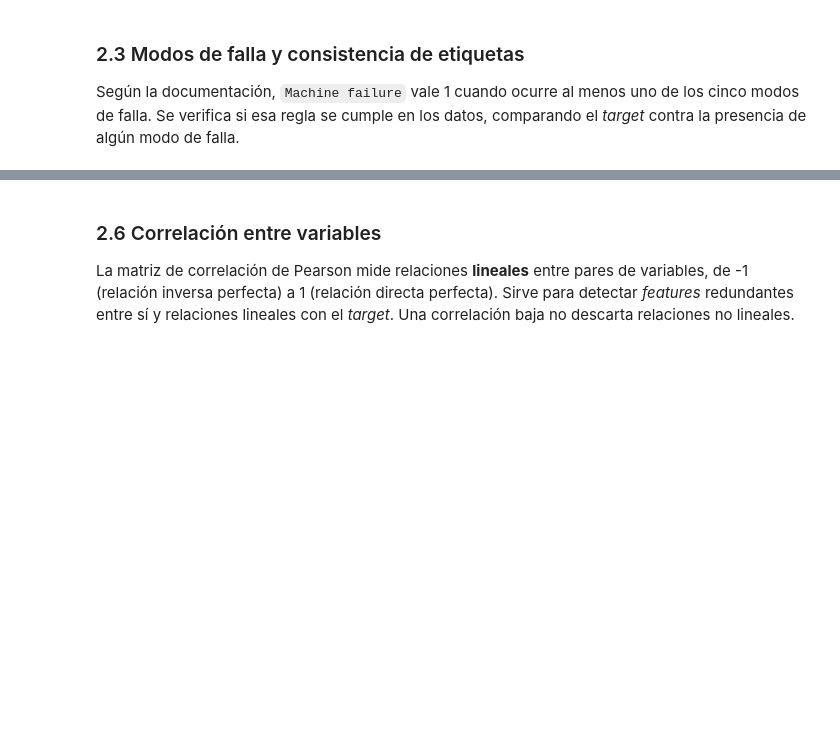
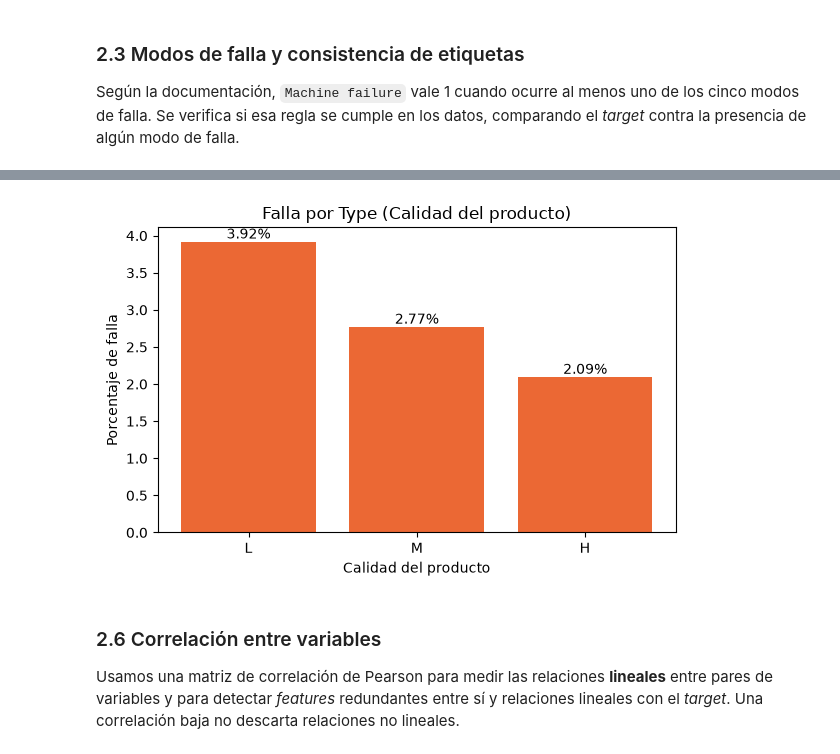
Before and after one commit to itdsanchez-stack/MLOps-W03, a Jupyter notebook: Draft_Notebook_Baseline_SanchezDaniel.ipynb, the cells around one changed output, grey strips where cells are left out. Cells and saved outputs as stored; diff of their text form; code cells hidden in the pictures; blank space fills up the shorter version.

```diff
--- a/Draft_Notebook_Baseline_SanchezDaniel.ipynb
+++ b/Draft_Notebook_Baseline_SanchezDaniel.ipynb
@@ -263,23 +410,25 @@ df.groupby(TARGET)[NUMERIC_FEATURES].median().round(1)
 # %%
 # Tasa de falla (%) por tipo de producto
 failure_rate_by_type = (df.groupby("Type")[TARGET].mean()
                         .mul(100)
                         .reindex(["L", "M", "H"])
 )
 
 fig, ax = plt.subplots(figsize=(6, 4))
 ax.bar(failure_rate_by_type.index, failure_rate_by_type.values, color=TARGET_COLORS[1])
 for i, value in enumerate(failure_rate_by_type.values):
     ax.text(i, value, f"{value:.2f}%", ha="center", va="bottom")
-ax.set_title("Tasa de falla por Type")
-ax.set_xlabel("Type (calidad del producto)")
-ax.set_ylabel("Tasa de falla (%)")
+ax.set_title("Falla por Type (Calidad del producto)")
+ax.set_xlabel("Calidad del producto")
+ax.set_ylabel("Porcentaje de falla");
 plt.tight_layout()
 plt.show()
+# %% [output]
+[figure, added]
 # %% [markdown]
 ### 2.6 Correlación entre variables
 
-La matriz de correlación de Pearson mide relaciones **lineales** entre pares de variables, de -1 (relación inversa perfecta) a 1 (relación directa perfecta). Sirve para detectar *features* redundantes entre sí y relaciones lineales con el *target*. Una correlación baja no descarta relaciones no lineales.
+Usamos una matriz de correlación de Pearson para medir las relaciones **lineales** entre pares de variables y para detectar *features* redundantes entre sí y relaciones lineales con el *target*. Una correlación baja no descarta relaciones no lineales.
 # %%
 # Matriz de correlación de las features numéricas y el target
 corr = df[NUMERIC_FEATURES + [TARGET]].corr()
```
Also changed, not shown: parts of 27 cells of this notebook.
